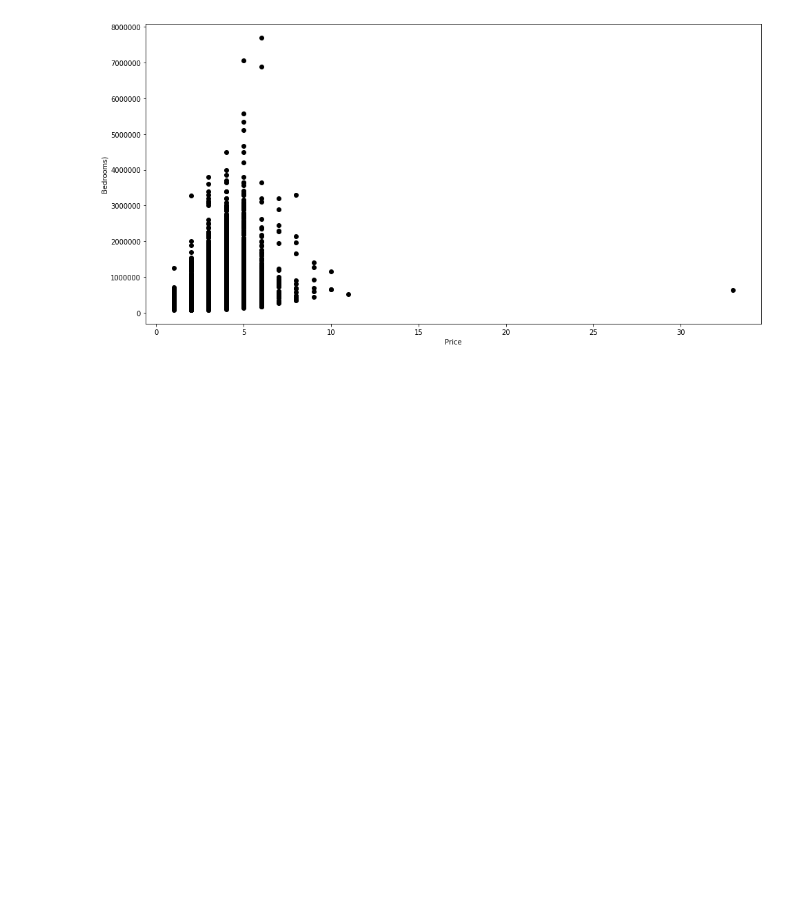
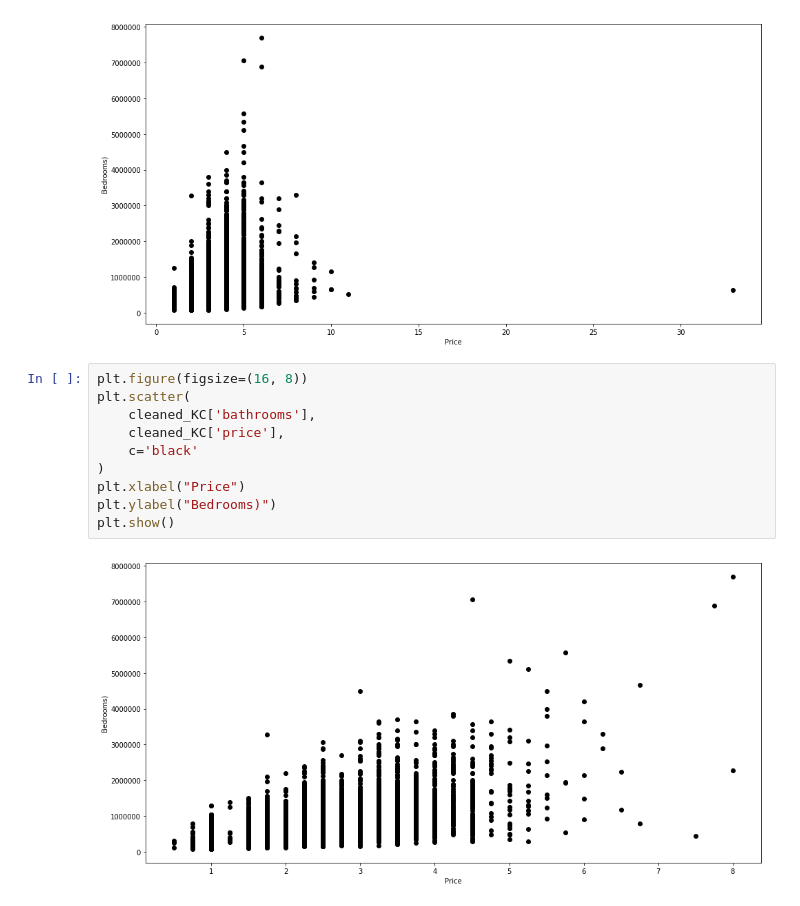
Before and after one commit to jonnelbenjamin/coachmod4project, a Jupyter notebook: modeling.ipynb, the cells around one changed output. Saved outputs shown, nothing was run; the diff lists cells and outputs as text; blank space fills up the shorter version.

```diff
--- a/modeling.ipynb
+++ b/modeling.ipynb
@@ -111,3 +113,15 @@ plt.ylabel("Bedrooms)")
 plt.show()
 # %% [output]
 [figure]
+# %%
+plt.figure(figsize=(16, 8))
+plt.scatter(
+    cleaned_KC['bathrooms'],
+    cleaned_KC['price'],
+    c='black'
+)
+plt.xlabel("Price")
+plt.ylabel("Bedrooms)")
+plt.show()
+# %% [output]
+[figure, added]
```
Also changed, not shown: parts of 9 cells of this notebook.
